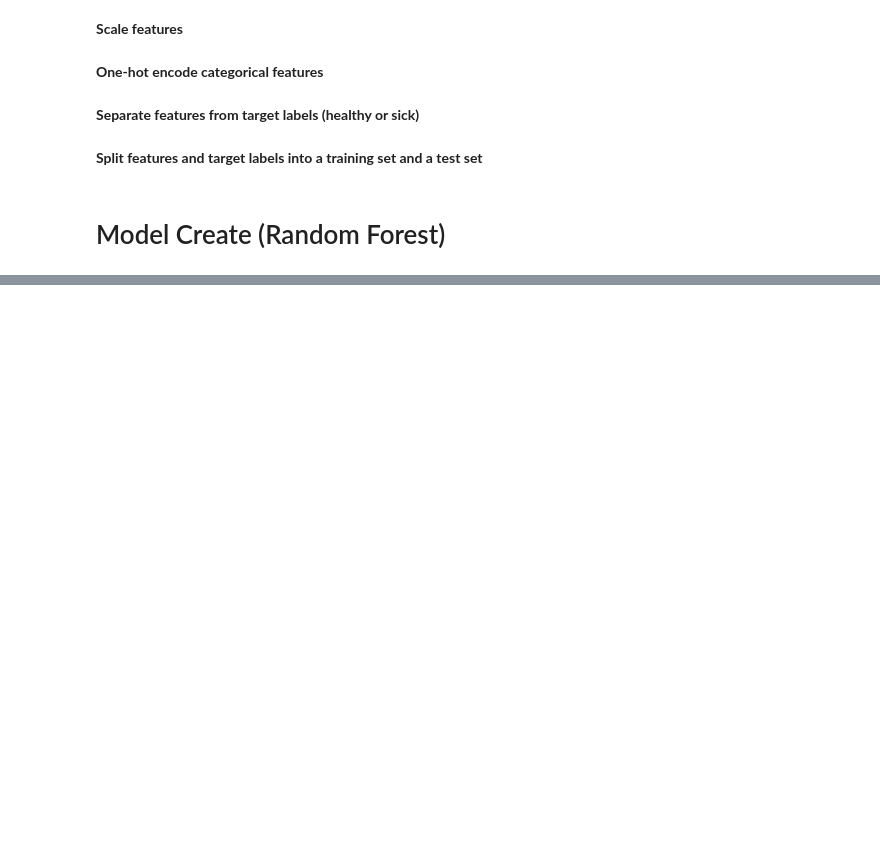
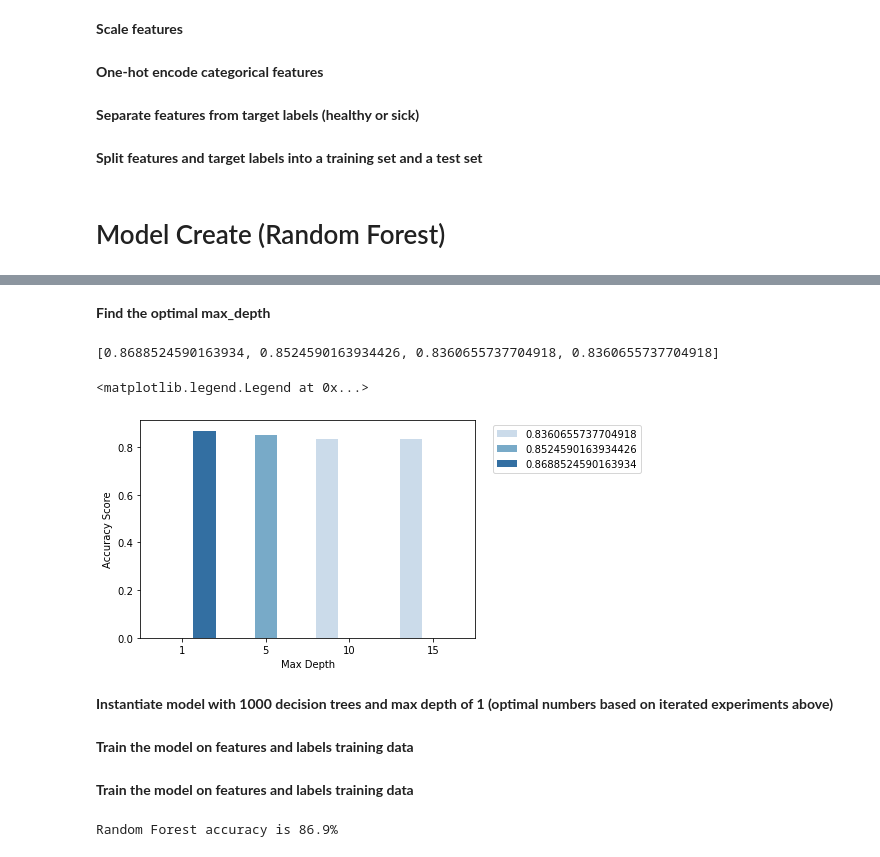
Before and after one commit to VinuriHemalka/ML_Assignment2_IT18257328_IT18257946_IT18220216_IT18231960, a Jupyter notebook: model_random _forest .ipynb, the cells around one changed output, grey strips where cells are left out. Cells and saved outputs as stored; diff of their text form; code cells hidden in the pictures; blank space fills up the shorter version.

```diff
--- a/model_random _forest .ipynb
+++ b/model_random _forest .ipynb
@@ -82,0 +102,21 @@ features_train , features_test, labels_train, labels_test = train_test_split(fea
+# %% [markdown]
+<b>Find the optimal max_depth</b>
+# %%
+randomForest_scores = []
+depth = [1, 5, 10, 15]
+for x in depth:
+    randomForest = RandomForestClassifier(n_estimators = 1000, random_state = 42, max_depth= x)
+    randomForest.fit(features_train, labels_train)
+    randomForest_scores.append(randomForest.score(features_test, labels_test))
+print(randomForest_scores)
+
+sns.barplot(depth, randomForest_scores, hue=randomForest_scores, palette='Blues')
+plt.xlabel('Max Depth')
+plt.ylabel('Accuracy Score')
+plt.legend(bbox_to_anchor=(1.04,1), loc="upper left")
+# %% [output]
+[0.8688524590163934, 0.8524590163934426, 0.8360655737704918, 0.8360655737704918]
+<matplotlib.legend.Legend at 0x...>
+[figure, added]
+# %% [markdown]
+<b>Instantiate model with 1000 decision trees and max depth of 1 (optimal numbers based on iterated experiments above)</b>
@@ -82,0 +125,2 @@ features_train , features_test, labels_train, labels_test = train_test_split(fea
+# %% [markdown]
+<b>Train the model on features and labels training data</b>
@@ -82,0 +129,10 @@ features_train , features_test, labels_train, labels_test = train_test_split(fea
+# %% [markdown]
+<b>Train the model on features and labels training data</b>
+# %%
+randomForest.score(features_test, labels_test)
+
+score = round(randomForest.score(features_test,labels_test), 3) *100
+
+print(f"Random Forest accuracy is {score}%")
+# %% [output]
+Random Forest accuracy is 86.9%
```
Also changed, not shown: parts of 9 cells of this notebook.
